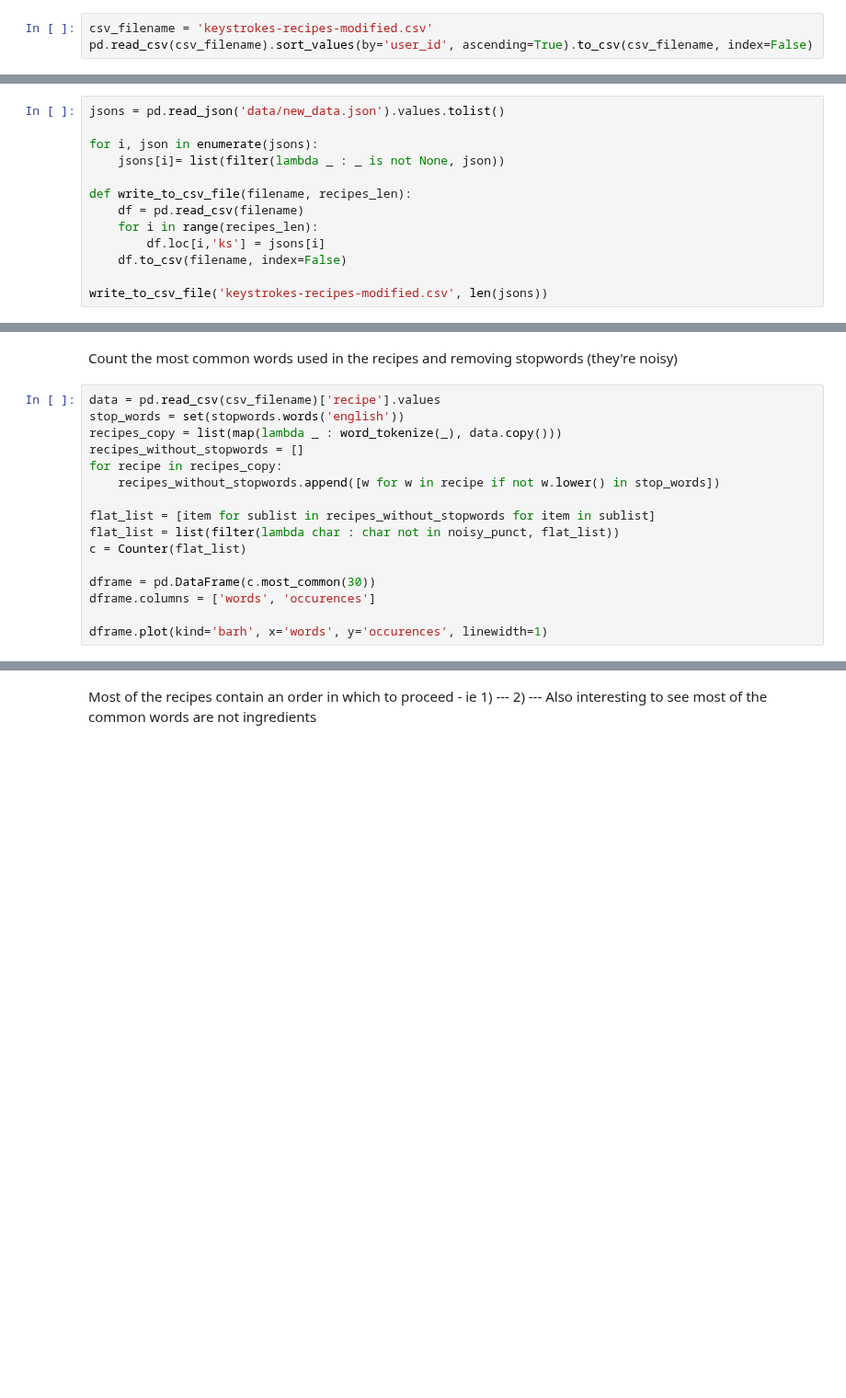
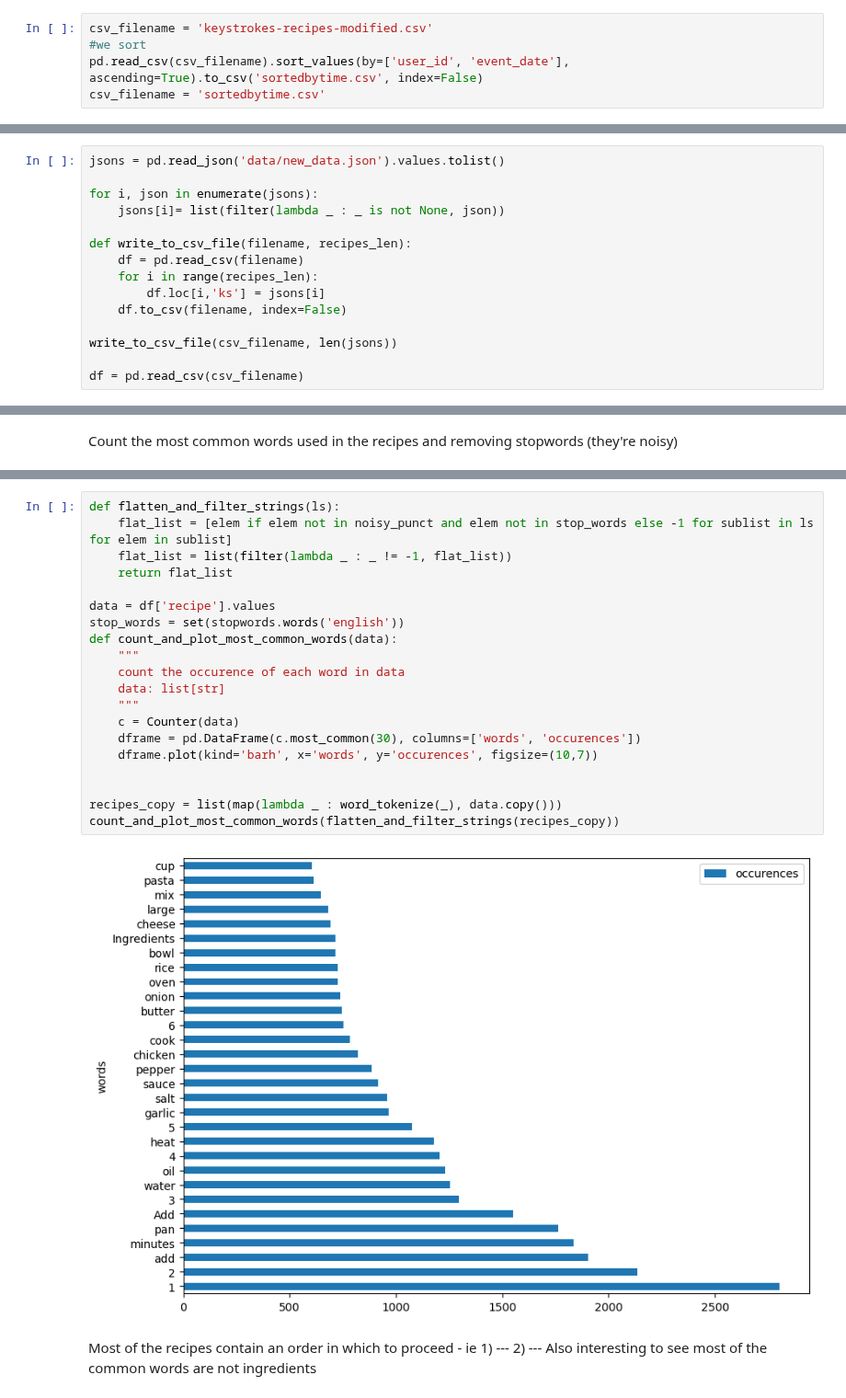
Before and after one commit to lucamouchel/Understanding-Revision-Behavior, a Jupyter notebook: Project.ipynb, the cells around one changed output, grey strips where cells are left out. Shown at 92% size. Cells and saved outputs as stored; diff of their text form; blank space fills up the shorter version.

```diff
--- a/Project.ipynb
+++ b/Project.ipynb
@@ -54,7 +62,9 @@ We clean all the data by working throught the keystrokes first.
 We first sort by user id in order to differentiate behaviour between different people more easily
 # %%
 csv_filename = 'keystrokes-recipes-modified.csv'
-pd.read_csv(csv_filename).sort_values(by='user_id', ascending=True).to_csv(csv_filename, index=False)
+#we sort
+pd.read_csv(csv_filename).sort_values(by=['user_id', 'event_date'], ascending=True).to_csv('sortedbytime.csv', index=False)
+csv_filename = 'sortedbytime.csv'
 # %% [markdown]
 ### Processing the data
 # %% [markdown]
@@ -134,7 +144,9 @@ def write_to_csv_file(filename, recipes_len):
         df.loc[i,'ks'] = jsons[i]
     df.to_csv(filename, index=False)
 
-write_to_csv_file('keystrokes-recipes-modified.csv', len(jsons))
+write_to_csv_file(csv_filename, len(jsons))
+
+df = pd.read_csv(csv_filename)
 # %% [markdown]
 ### Cheaters?
 # %% [markdown]
@@ -241,19 +266,3 @@ ax2 = other_cheaters_df.plot(kind='scatter', x='recipe length', y='insertions',
 ## Identifying patterns between different student recipes
 # %% [markdown]
 Count the most common words used in the recipes and removing stopwords (they're noisy)
-# %%
-data = pd.read_csv(csv_filename)['recipe'].values
-stop_words = set(stopwords.words('english'))
-recipes_copy = list(map(lambda _ : word_tokenize(_), data.copy()))
-recipes_without_stopwords = []
-for recipe in recipes_copy:
-    recipes_without_stopwords.append([w for w in recipe if not w.lower() in stop_words])
-
-flat_list = [item for sublist in recipes_without_stopwords for item in sublist]
-flat_list = list(filter(lambda char : char not in noisy_punct, flat_list))
-c = Counter(flat_list)
-
-dframe = pd.DataFrame(c.most_common(30))
-dframe.columns = ['words', 'occurences']
-
-dframe.plot(kind='barh', x='words', y='occurences', linewidth=1)
@@ -263,3 +269,25 @@ dframe.plot(kind='barh', x='words', y='occurences', linewidth=1)
+# %%
+def flatten_and_filter_strings(ls):
+    flat_list = [elem if elem not in noisy_punct and elem not in stop_words else -1 for sublist in ls for elem in sublist]
+    flat_list = list(filter(lambda _ : _ != -1, flat_list))
+    return flat_list
+
+data = df['recipe'].values
+stop_words = set(stopwords.words('english'))
+def count_and_plot_most_common_words(data):
+    """
+    count the occurence of each word in data
+    data: list[str]
+    """
+    c = Counter(data)
+    dframe = pd.DataFrame(c.most_common(30), columns=['words', 'occurences'])
+    dframe.plot(kind='barh', x='words', y='occurences', figsize=(10,7))
+
+
+recipes_copy = list(map(lambda _ : word_tokenize(_), data.copy()))
+count_and_plot_most_common_words(flatten_and_filter_strings(recipes_copy))
+# %% [output]
+[figure, added]
 # %% [markdown]
 Most of the recipes contain an order in which to proceed - ie 1) --- 2) ---
 Also interesting to see most of the common words are not ingredients
```
Also changed, not shown: parts of 25 cells of this notebook, 4 other files.
